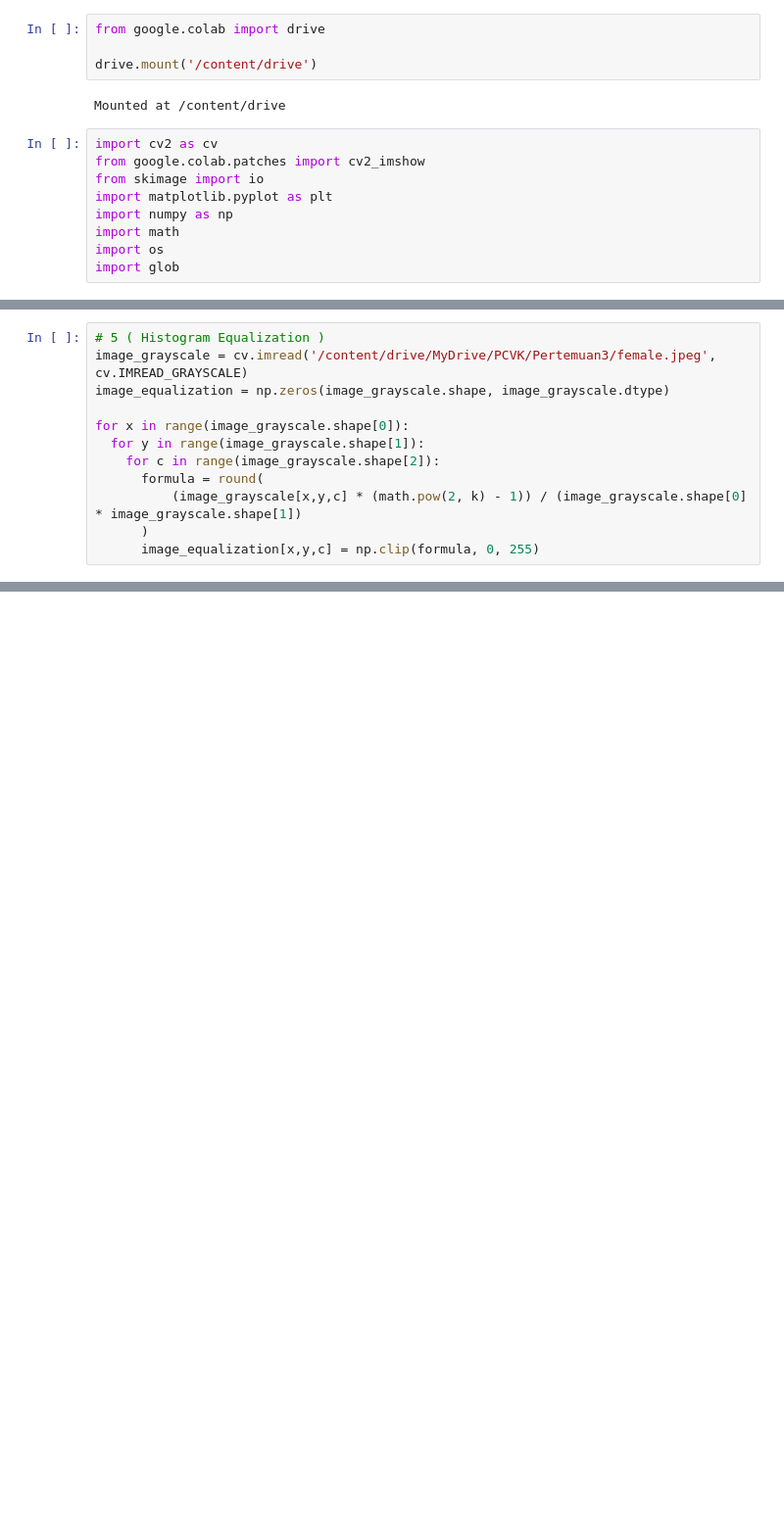
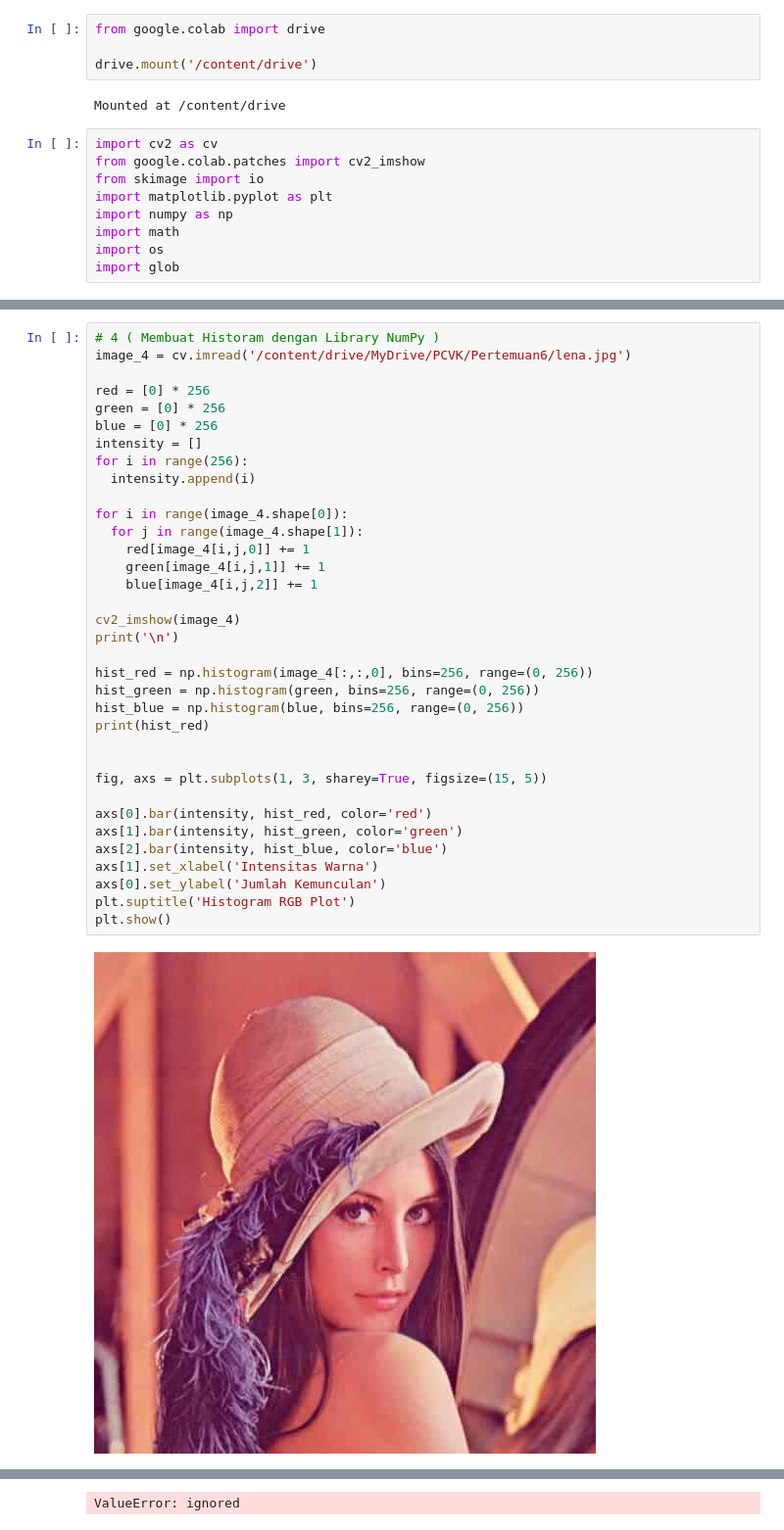
Before and after one commit to AsadillahRamadhan/PCVK, a Jupyter notebook: Pertemuan6.ipynb, the cells around one changed output, grey strips where cells are left out. Shown at 98% size. Saved outputs shown, nothing was run; the diff lists cells and outputs as text; blank space fills up the shorter version.

```diff
--- a/Pertemuan6.ipynb
+++ b/Pertemuan6.ipynb
@@ -58,12 +51,37 @@ plt.show()
-# %%
-# 5 ( Histogram Equalization )
-image_grayscale = cv.imread('/content/drive/MyDrive/PCVK/Pertemuan3/female.jpeg', cv.IMREAD_GRAYSCALE)
-image_equalization = np.zeros(image_grayscale.shape, image_grayscale.dtype)
-
-for x in range(image_grayscale.shape[0]):
-  for y in range(image_grayscale.shape[1]):
-    for c in range(image_grayscale.shape[2]):
-      formula = round(
-          (image_grayscale[x,y,c] * (math.pow(2, k) - 1)) / (image_grayscale.shape[0] * image_grayscale.shape[1])
-      )
-      image_equalization[x,y,c] = np.clip(formula, 0, 255)
+# %%
+# 4 ( Membuat Historam dengan Library NumPy )
+image_4 = cv.imread('/content/drive/MyDrive/PCVK/Pertemuan6/lena.jpg')
+
+red = [0] * 256
+green = [0] * 256
+blue = [0] * 256
+intensity = []
+for i in range(256):
+  intensity.append(i)
+
+for i in range(image_4.shape[0]):
+  for j in range(image_4.shape[1]):
+    red[image_4[i,j,0]] += 1
+    green[image_4[i,j,1]] += 1
+    blue[image_4[i,j,2]] += 1
+
+cv2_imshow(image_4)
+print('\n')
+
+hist_red = np.histogram(image_4[:,:,0], bins=256, range=(0, 256))
+hist_green = np.histogram(green, bins=256, range=(0, 256))
+hist_blue = np.histogram(blue, bins=256, range=(0, 256))
+print(hist_red)
+
+
+fig, axs = plt.subplots(1, 3, sharey=True, figsize=(15, 5))
+
+axs[0].bar(intensity, hist_red, color='red')
+axs[1].bar(intensity, hist_green, color='green')
+axs[2].bar(intensity, hist_blue, color='blue')
+axs[1].set_xlabel('Intensitas Warna')
+axs[0].set_ylabel('Jumlah Kemunculan')
+plt.suptitle('Histogram RGB Plot')
+plt.show()
+# %% [output]
+[figure, added]
@@ -69,0 +105 @@ for x in range(image_grayscale.shape[0]):
+ValueError: ignored
```
Also changed, not shown: parts of 9 cells of this notebook.
